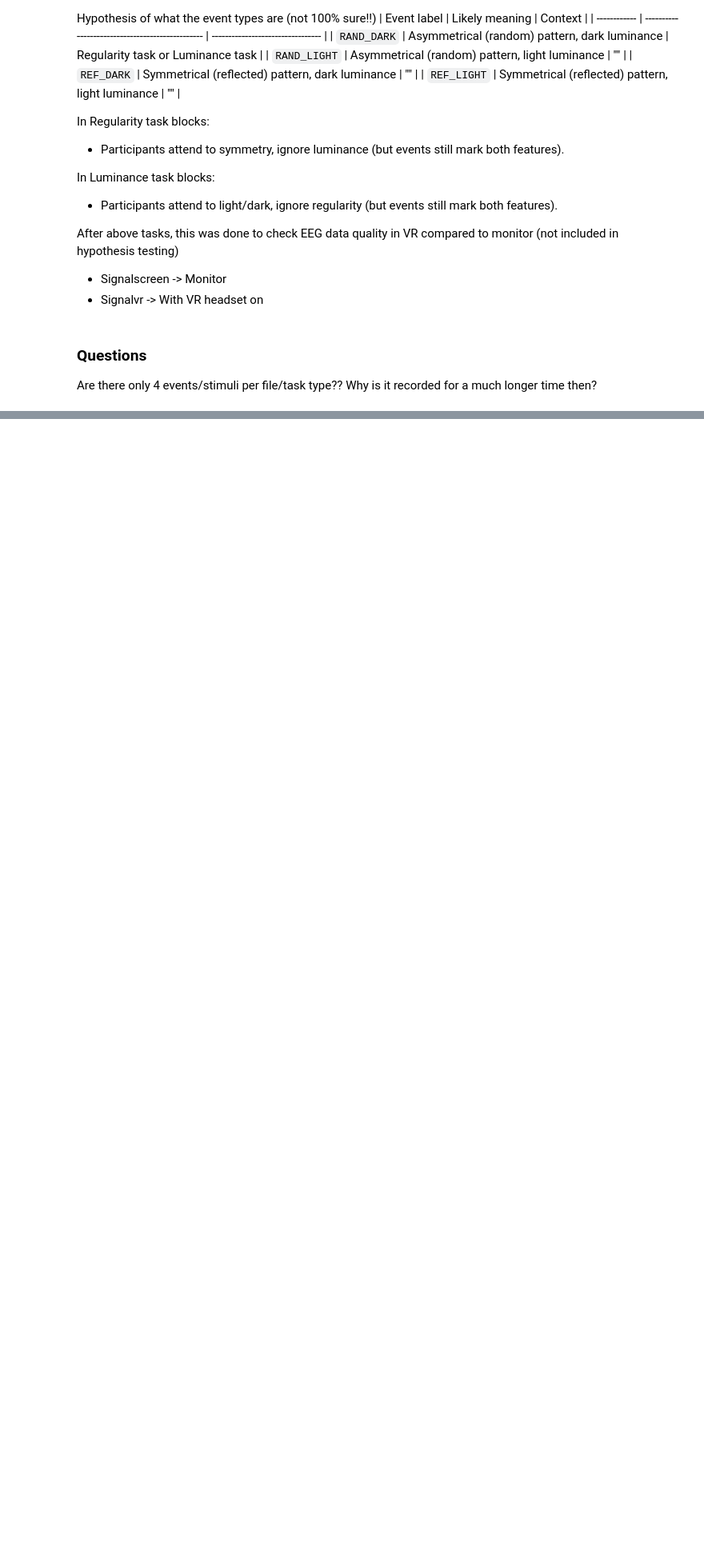
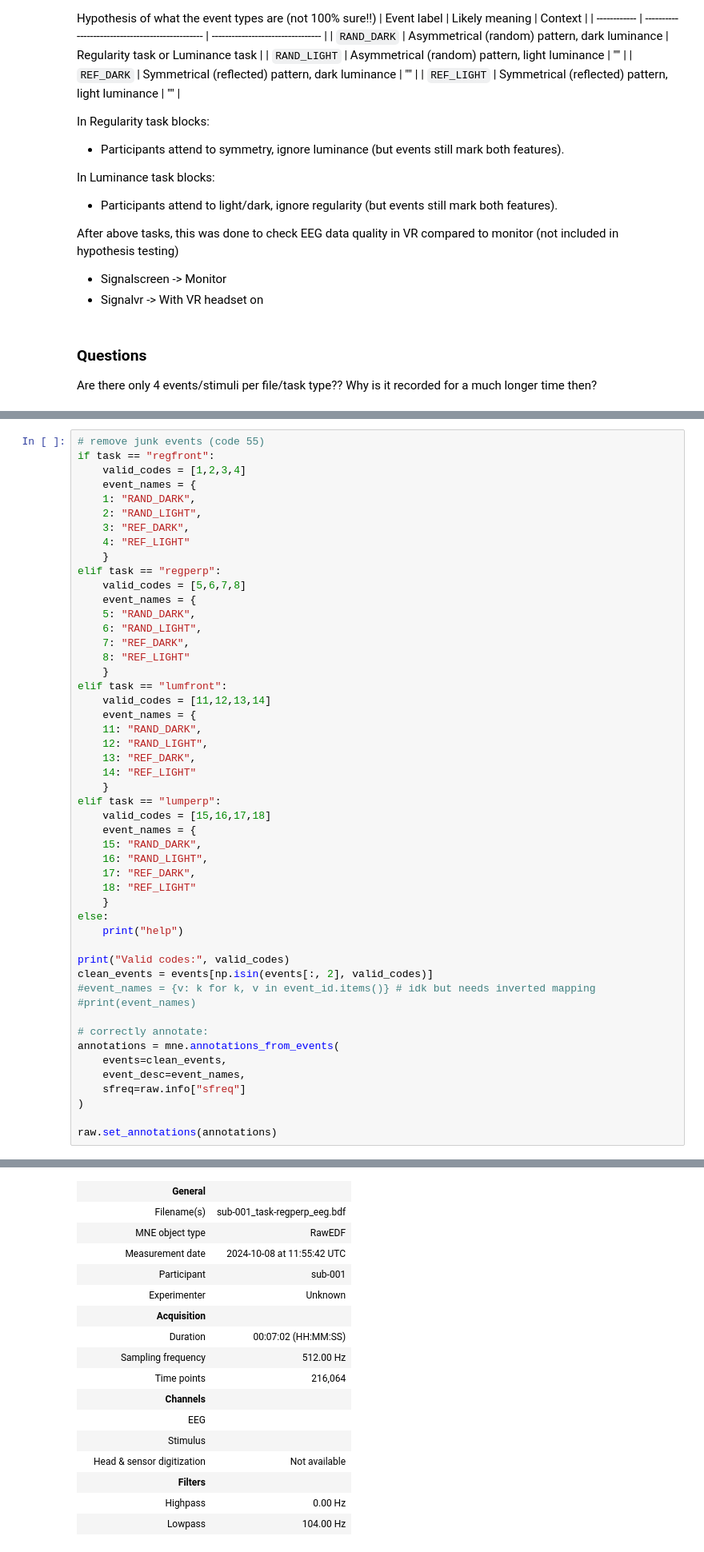
Before and after one commit to 0lisaaaa2/EEG_Project, a Jupyter notebook: milestone2.ipynb, the cells around one changed output, grey strips where cells are left out. Shown at 80% size. Saved outputs shown, nothing was run; the diff lists cells and outputs as text; blank space fills up the shorter version.

```diff
--- a/milestone2.ipynb
+++ b/milestone2.ipynb
@@ -97,0 +133,51 @@ Using matplotlib as 2D backend.
+# %%
+# remove junk events (code 55)
+if task == "regfront":
+    valid_codes = [1,2,3,4]
+    event_names = {
+    1: "RAND_DARK",
+    2: "RAND_LIGHT",
+    3: "REF_DARK",
+    4: "REF_LIGHT"
+    }
+elif task == "regperp":
+    valid_codes = [5,6,7,8]
+    event_names = {
+    5: "RAND_DARK",
+    6: "RAND_LIGHT",
+    7: "REF_DARK",
+    8: "REF_LIGHT"
+    }
+elif task == "lumfront":
+    valid_codes = [11,12,13,14]
+    event_names = {
+    11: "RAND_DARK",
+    12: "RAND_LIGHT",
+    13: "REF_DARK",
+    14: "REF_LIGHT"
+    }
+elif task == "lumperp":
+    valid_codes = [15,16,17,18]
+    event_names = {
+    15: "RAND_DARK",
+    16: "RAND_LIGHT",
+    17: "REF_DARK",
+    18: "REF_LIGHT"
+    }
+else:
+    print("help")
+
+print("Valid codes:", valid_codes)
+clean_events = events[np.isin(events[:, 2], valid_codes)]
+#event_names = {v: k for k, v in event_id.items()} # idk but needs inverted mapping
+#print(event_names)
+
+# correctly annotate:
+annotations = mne.annotations_from_events(
+    events=clean_events,
+    event_desc=event_names,
+    sfreq=raw.info["sfreq"]
+)
+
+raw.set_annotations(annotations)
+# %% [output]
@@ -97,0 +185,17 @@ Using matplotlib as 2D backend.
+|  | General |  |
+|  | Filename(s) | sub-001_task-regperp_eeg.bdf |
+|  | MNE object type | RawEDF |
+|  | Measurement date | 2024-10-08 at 11:55:42 UTC |
+|  | Participant | sub-001 |
+|  | Experimenter | Unknown |
+|  | Acquisition |  |
+|  | Duration | 00:07:02 (HH:MM:SS) |
+|  | Sampling frequency | 512.00 Hz |
+|  | Time points | 216,064 |
+|  | Channels |  |
+|  | EEG |  |
+|  | Stimulus |  |
+|  | Head & sensor digitization | Not available |
+|  | Filters |  |
+|  | Highpass | 0.00 Hz |
+|  | Lowpass | 104.00 Hz |
```
Also changed, not shown: parts of 16 cells of this notebook.
